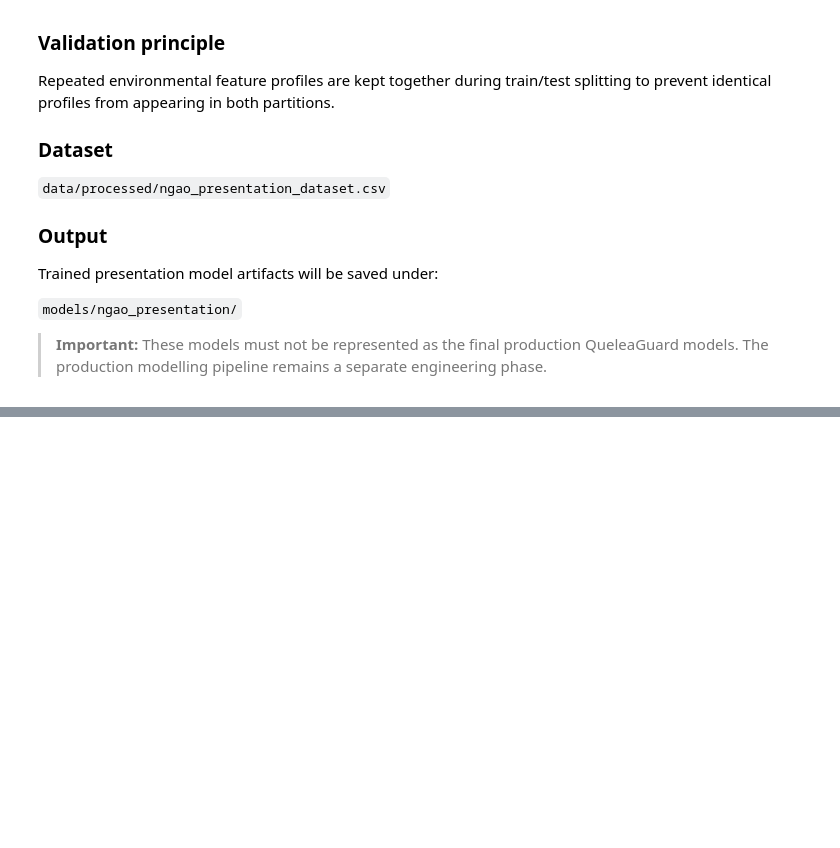
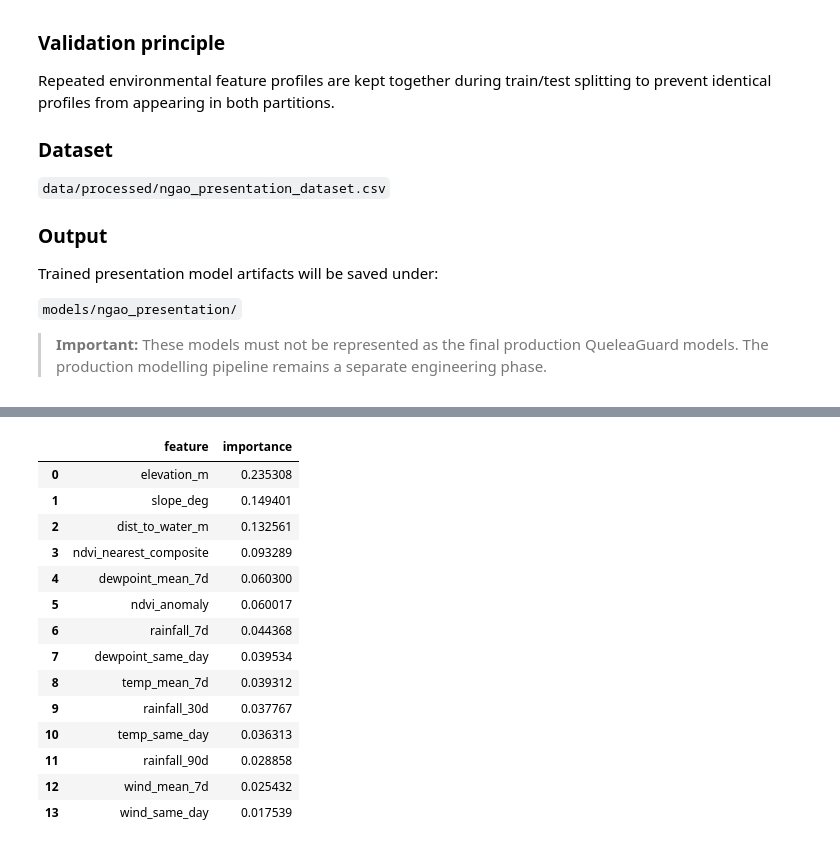
Before and after one commit to benardabuto081/QueleaGuard, a Jupyter notebook: notebooks/ngao_presentation_model_training.ipynb, the cells around one changed output, grey strips where cells are left out. Saved outputs shown, nothing was run; the diff lists cells and outputs as text; code cells hidden in the pictures; blank space fills up the shorter version.

```diff
--- a/notebooks/ngao_presentation_model_training.ipynb
+++ b/notebooks/ngao_presentation_model_training.ipynb
@@ -227,0 +791,28 @@ Groups with multiple rows: 60
+# %%
+# Extract Random Forest feature importance
+
+rf_importance = pd.DataFrame({
+    "feature": X.columns,
+    "importance": random_forest_model_full.feature_importances_
+}).sort_values(
+    "importance",
+    ascending=False
+).reset_index(drop=True)
+
+display(rf_importance)
+# %% [output]
+|  | feature | importance |
+| 0 | elevation_m | 0.235308 |
+| 1 | slope_deg | 0.149401 |
+| 2 | dist_to_water_m | 0.132561 |
+| 3 | ndvi_nearest_composite | 0.093289 |
+| 4 | dewpoint_mean_7d | 0.060300 |
+| 5 | ndvi_anomaly | 0.060017 |
+| 6 | rainfall_7d | 0.044368 |
+| 7 | dewpoint_same_day | 0.039534 |
+| 8 | temp_mean_7d | 0.039312 |
+| 9 | rainfall_30d | 0.037767 |
+| 10 | temp_same_day | 0.036313 |
+| 11 | rainfall_90d | 0.028858 |
+| 12 | wind_mean_7d | 0.025432 |
+| 13 | wind_same_day | 0.017539 |
```
Also changed, not shown: parts of 88 cells of this notebook, 2 other files.
